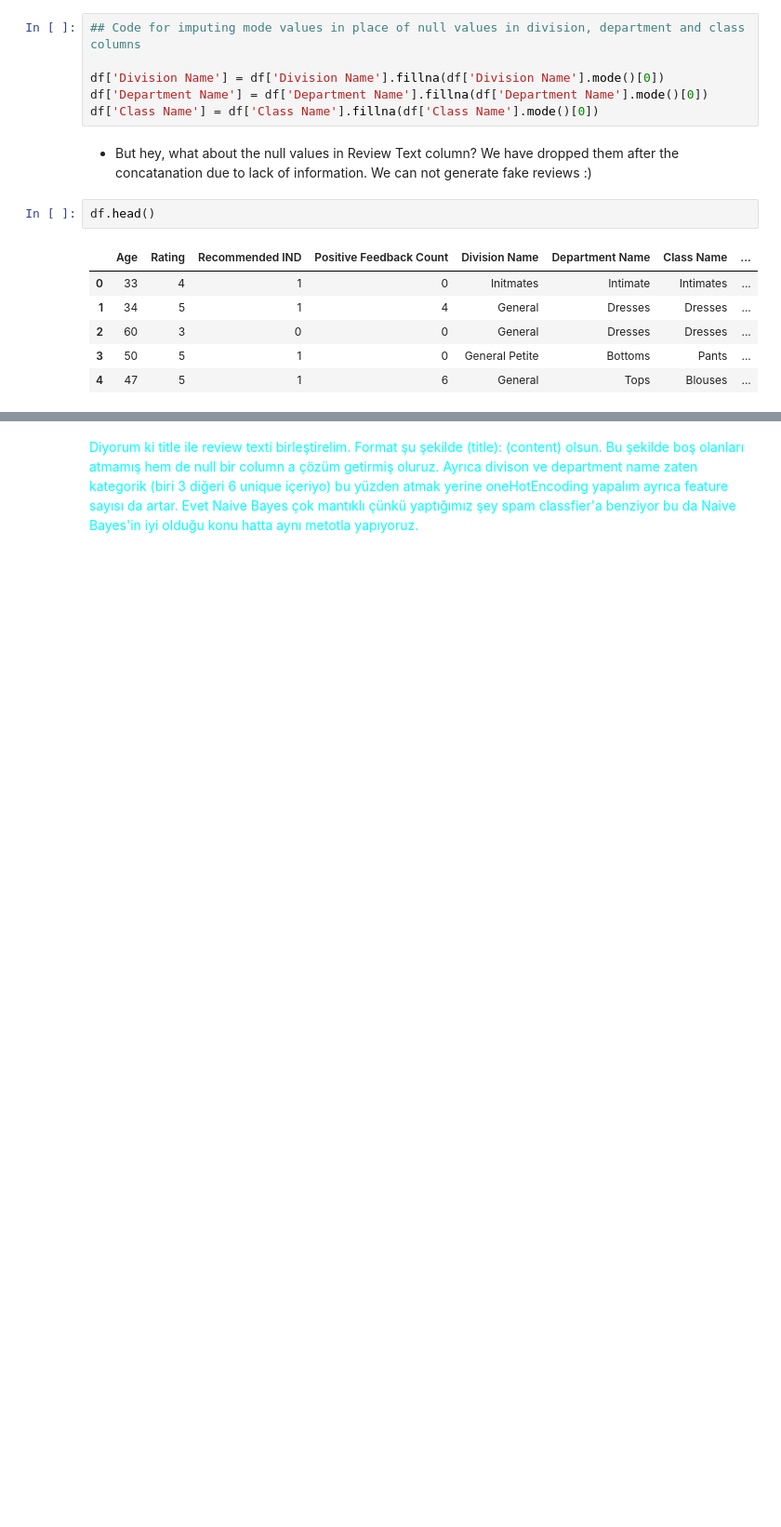
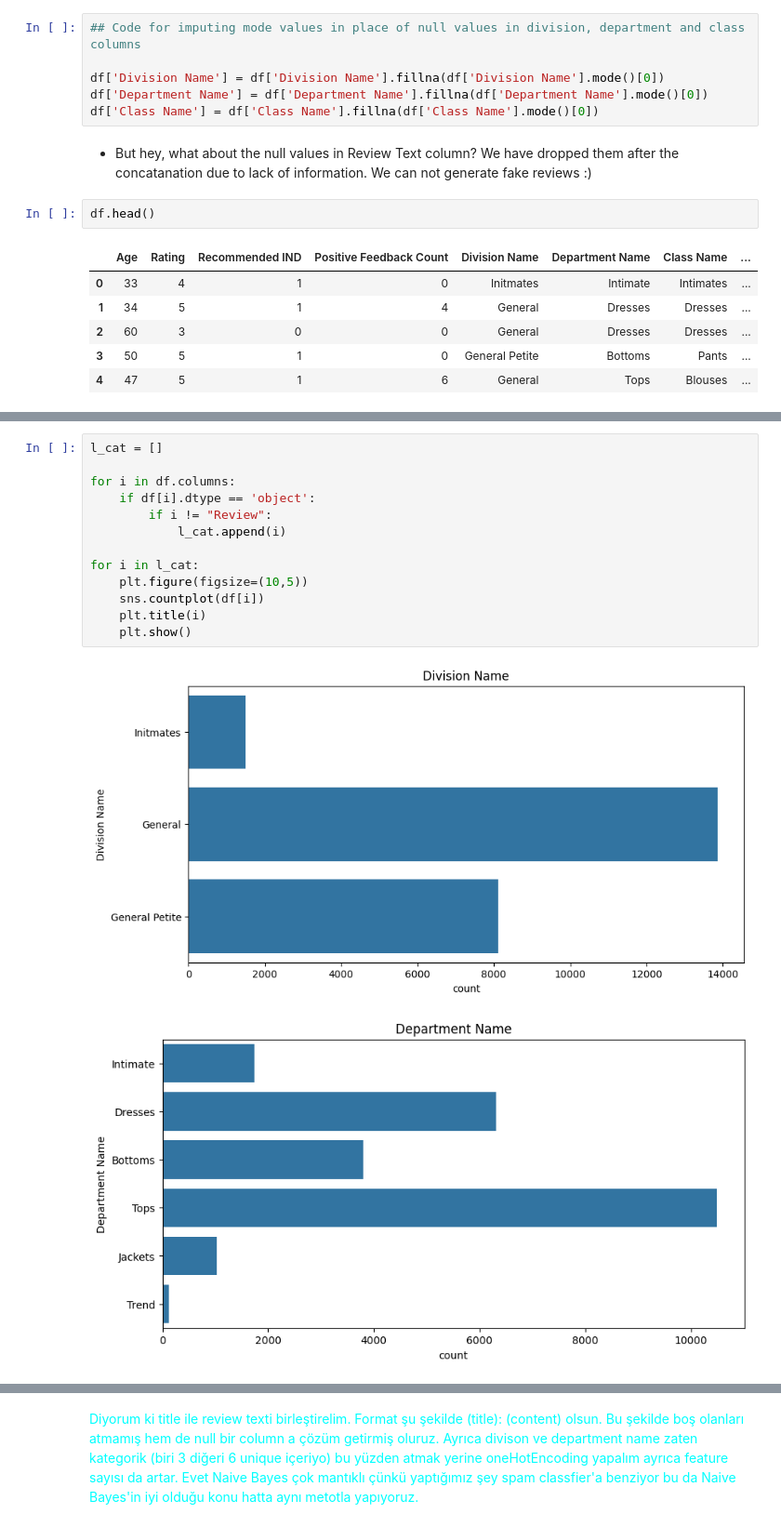
Before and after one commit to BoraDere/Women-s-E-Commerce-Clothing-Reviews, a Jupyter notebook: project.ipynb, the cells around one changed output, grey strips where cells are left out. Shown at 93% size. Saved outputs shown, nothing was run; the diff lists cells and outputs as text; blank space fills up the shorter version.

```diff
--- a/project.ipynb
+++ b/project.ipynb
@@ -150,0 +207,16 @@ df.head()
+# %%
+l_cat = []
+
+for i in df.columns:
+    if df[i].dtype == 'object':
+        if i != "Review":
+            l_cat.append(i)
+
+for i in l_cat:
+    plt.figure(figsize=(10,5))
+    sns.countplot(df[i])
+    plt.title(i)
+    plt.show()
+# %% [output]
+[figure, added]
+[figure, added]
```
Also changed, not shown: parts of 22 cells of this notebook.
